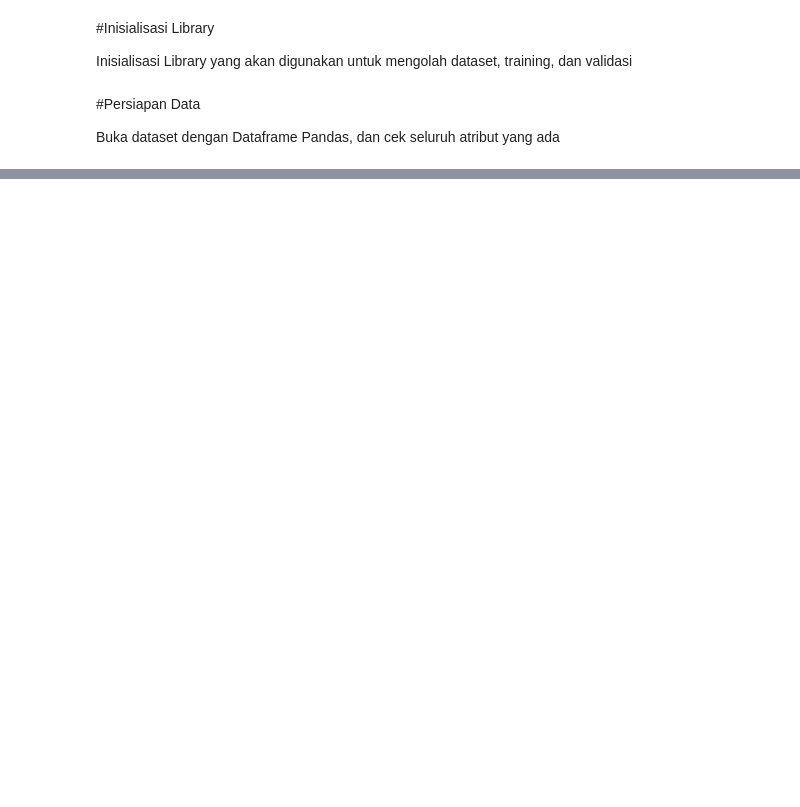
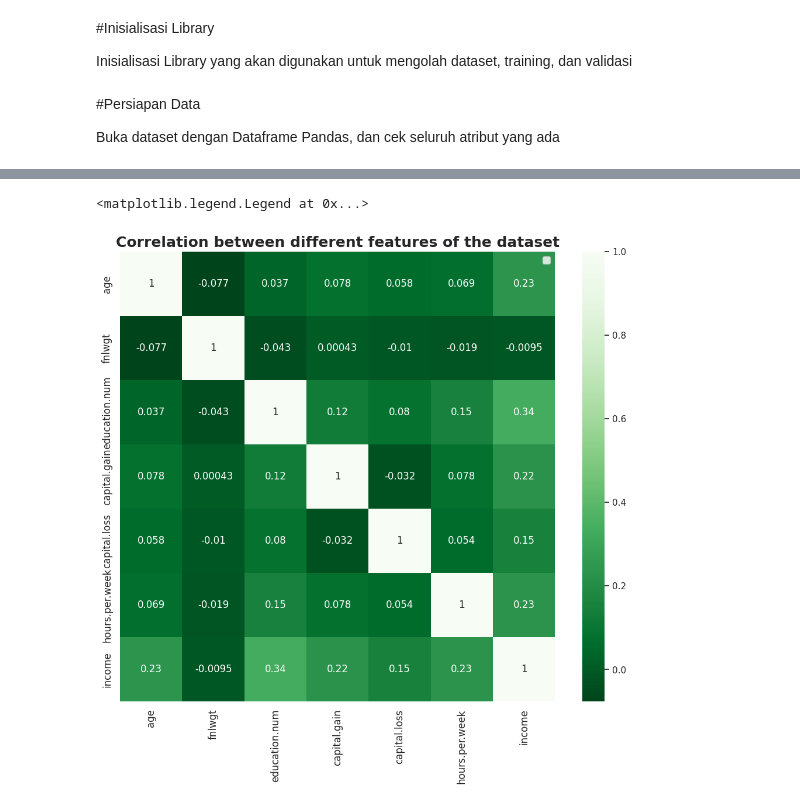
Before and after one commit to amelianrrzqaa/Tugas-Implementasi-Logistic-Regression, a Jupyter notebook: 121_Amelia_Nur_Rizqa_Tugas_Logistic_Regression.ipynb, the cells around one changed output, grey strips where cells are left out. Saved outputs shown, nothing was run; the diff lists cells and outputs as text; code cells hidden in the pictures; blank space fills up the shorter version.

```diff
--- a/121_Amelia_Nur_Rizqa_Tugas_Logistic_Regression.ipynb
+++ b/121_Amelia_Nur_Rizqa_Tugas_Logistic_Regression.ipynb
@@ -349,0 +213,28 @@ plt.show()
+# %%
+def age_group(x):
+    x = int(x)
+    x = abs(x)
+    if( 18 < x < 31 ):
+        return "19-30"
+    if( 30 < x < 41 ):
+        return "31-40"
+    if( 40 < x < 51 ):
+        return "41-50"
+    if( 50 < x < 61 ):
+        return "51-60"
+    if( 60 < x < 71 ):
+        return "61-70"
+    else:
+        return "Greater than 70"
+
+df['age_group'] = df['age'].apply(age_group)
+# %%
+df['income']=df['income'].map({'<=50K': 0, '>50K': 1})
+# %%
+plt.figure(figsize = (12,10))
+plt.title("Correlation between different features of the dataset", fontsize = 18, fontweight = 'bold')
+sns.heatmap(df.corr(), cmap = 'Greens_r', annot = True)
+plt.xticks(fontsize=12, rotation = 90)
+plt.yticks(fontsize=12, rotation = 90)
+plt.legend(fontsize=12)
+# %% [output]
@@ -349,0 +242,2 @@ plt.show()
+<matplotlib.legend.Legend at 0x...>
+[figure, added]
```
Also changed, not shown: parts of 80 cells of this notebook.
